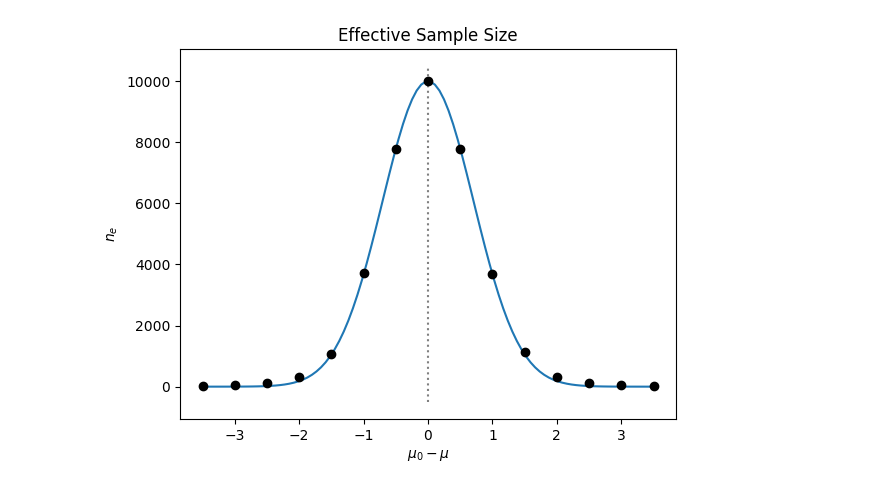
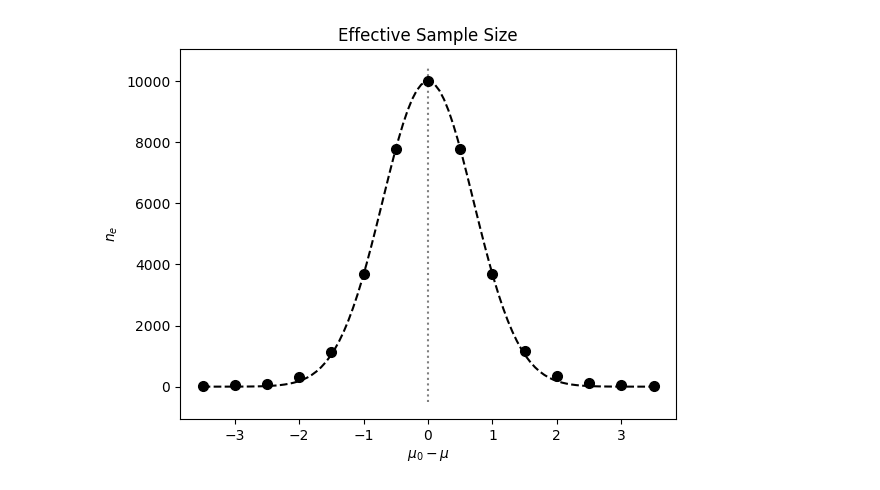
Before and after one commit to hamzaelsaawy/ImportanceSampling, a Jupyter notebook: normal_tilt.ipynb, the cells around one changed output. Cells and saved outputs as stored; diff of their text form; code cells hidden in the pictures.

```diff
--- a/normal_tilt.ipynb
+++ b/normal_tilt.ipynb
@@ -111,12 +89,13 @@ m = zeros(1)
 m0s_pred = linspace(first(m0s), last(m0s), 100)
 nes_pred = niters * [exp(dot(m0, Λ*m0) - 1/2*dot(m, Λ*m)-1/2*dot(2*m0-m, Λ*(2*m0-m))) for m0 in m0s_pred];
 # %%
-plot(m0s_pred, nes_pred)
-plot(m0s, nes_avg, "ko" )
+plot(m0s_pred, nes_pred, "--k")
+plot(m0s, nes_avg, "ko", ms=7)
 vlines(0, ylim()..., color="grey", linestyle="dotted")
 title("Effective Sample Size")
 xlabel(L"\mu_0 - \mu")
 ylabel(L"n_e")
+savefig("img/normal_ne.png", bbox_inches="tight")
 ;
 # %% [output]
-[figure, old version]
+[figure, new version]
```
Also changed, not shown: parts of 14 cells of this notebook, 6 other files.
